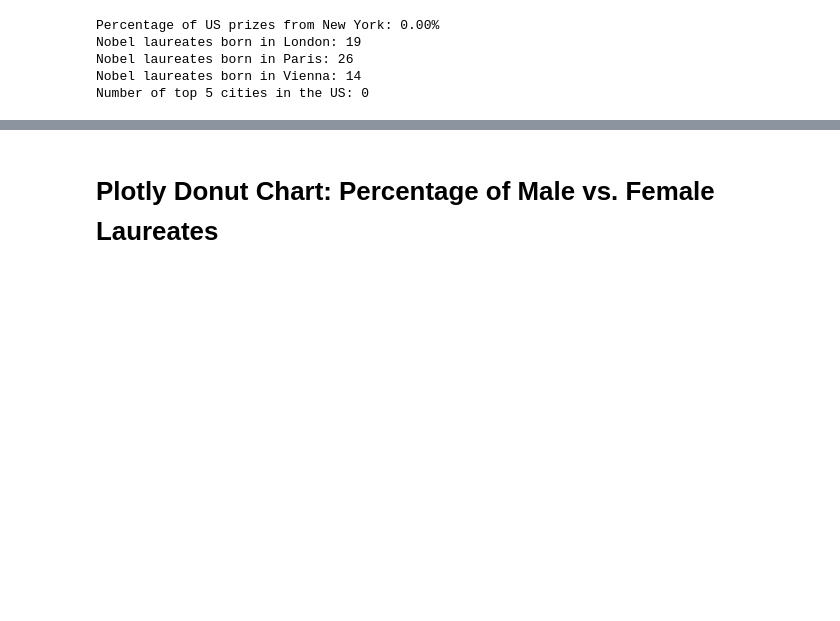
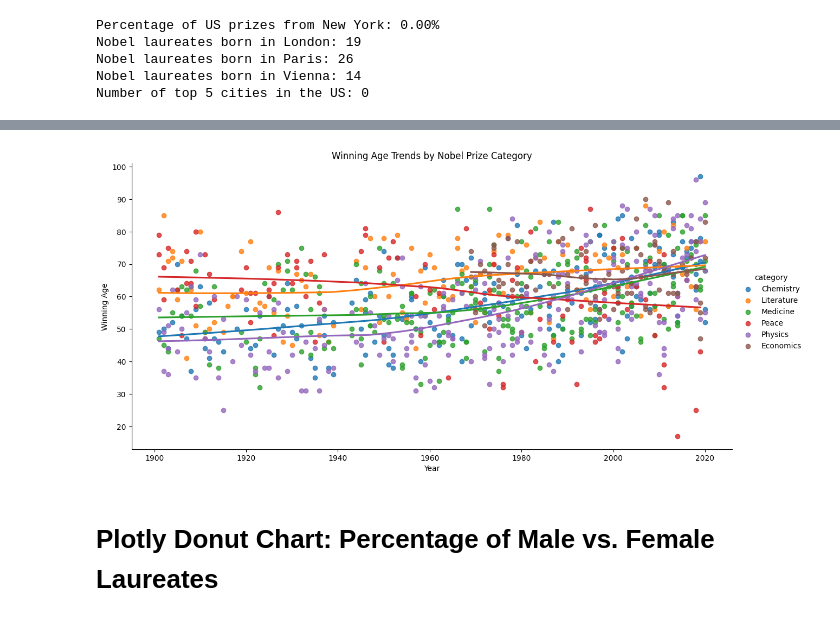
Before and after one commit to IrishEgie/data_science_py, a Jupyter notebook: data_science_8/Nobel_Prize_Analysis_(start).ipynb, the cells around one changed output, grey strips where cells are left out. Cells and saved outputs as stored; diff of their text form; code cells hidden in the pictures; blank space fills up the shorter version.

```diff
--- a/data_science_8/Nobel_Prize_Analysis_(start).ipynb
+++ b/data_science_8/Nobel_Prize_Analysis_(start).ipynb
@@ -548,3 +655,11 @@ fig.show()
+# %%
+# LM plot for each category
+g = sns.lmplot(data=df_data, x='year', y='winning_age', hue='category', lowess=True, aspect=2, height=6)
+g.set_axis_labels('Year', 'Winning Age')
+plt.title('Winning Age Trends by Nobel Prize Category')
+plt.show()
+# %% [output]
+[figure, added]
 # %% [markdown]
 # Plotly Donut Chart: Percentage of Male vs. Female Laureates
 # %% [markdown]
```
Also changed, not shown: parts of 5 cells of this notebook.
